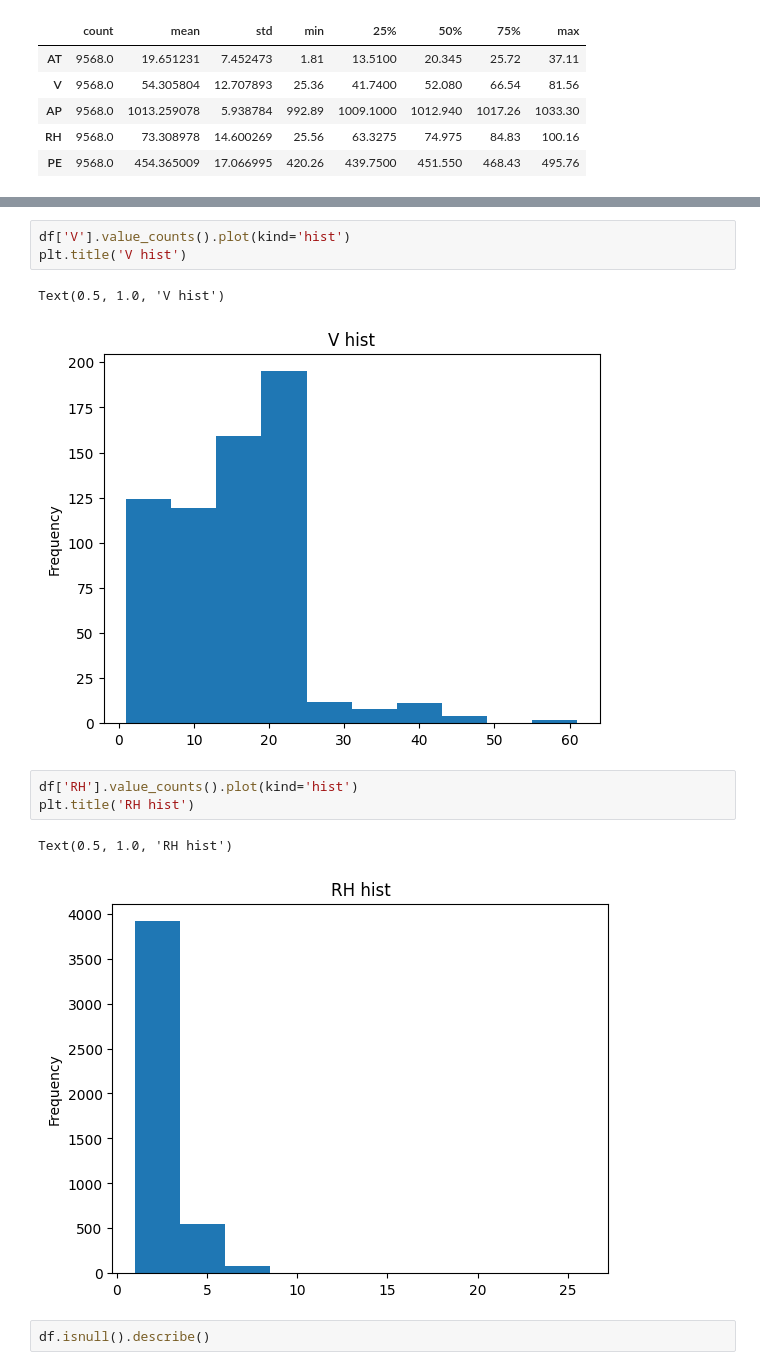
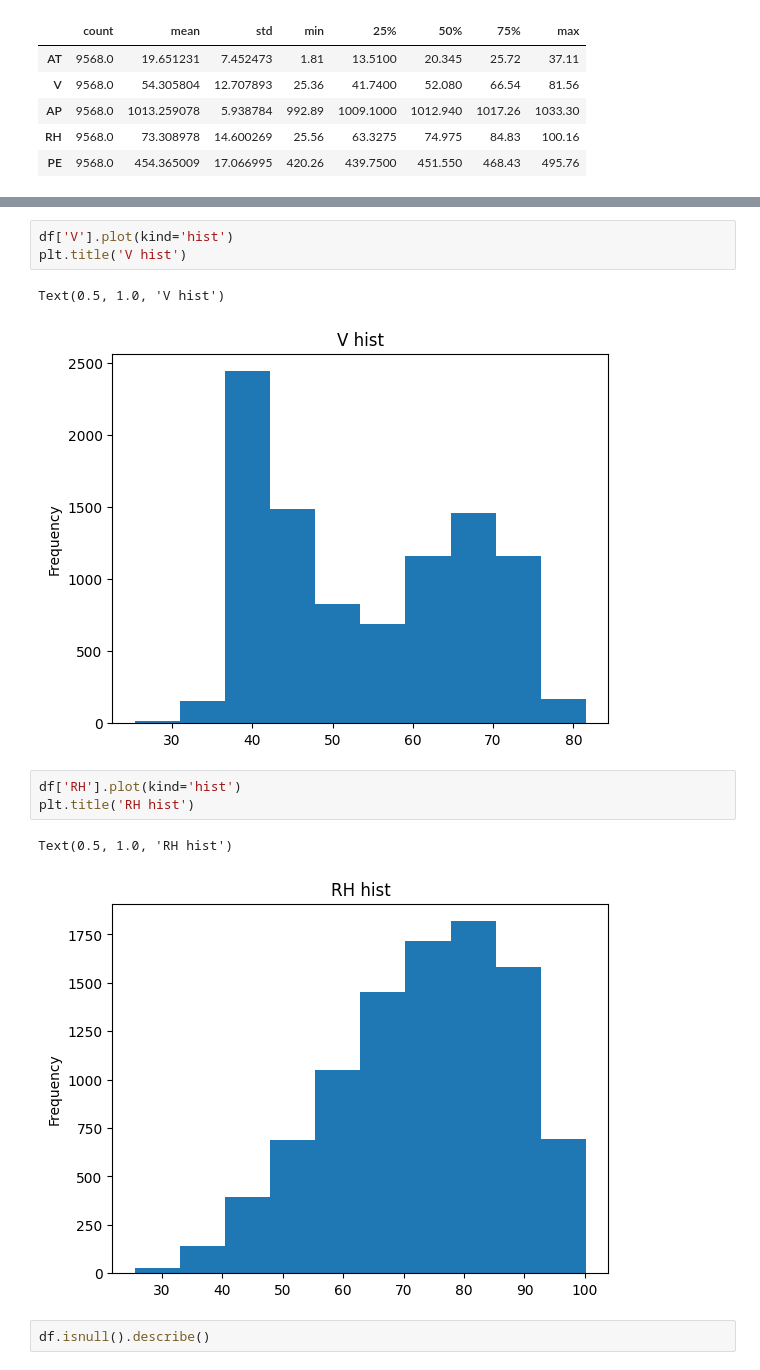
Before and after one commit to isralennon/MSAAI500, a Jupyter notebook: CCPP_significance_tests.ipynb, the cells around one changed output, grey strips where cells are left out. Saved outputs shown, nothing was run; the diff lists cells and outputs as text.

```diff
--- a/CCPP_significance_tests.ipynb
+++ b/CCPP_significance_tests.ipynb
@@ -78,15 +78,15 @@ Text(0.5, 1.0, 'AT hist')
 # %%
-df['V'].value_counts().plot(kind='hist')
+df['V'].plot(kind='hist')
 plt.title('V hist')
 # %% [output]
 Text(0.5, 1.0, 'V hist')
-[figure, old version]
+[figure, new version]
 # %%
-df['RH'].value_counts().plot(kind='hist')
+df['RH'].plot(kind='hist')
 plt.title('RH hist')
 # %% [output]
 Text(0.5, 1.0, 'RH hist')
-[figure, old version]
+[figure, new version]
 # %%
 df.isnull().describe()
 # %% [output]
```
Also changed, not shown: parts of 95 cells of this notebook, 1 other file.
